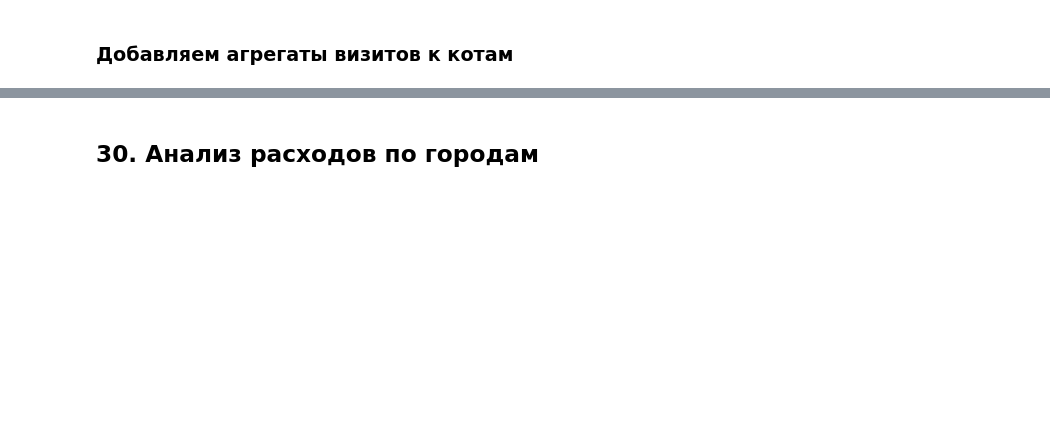
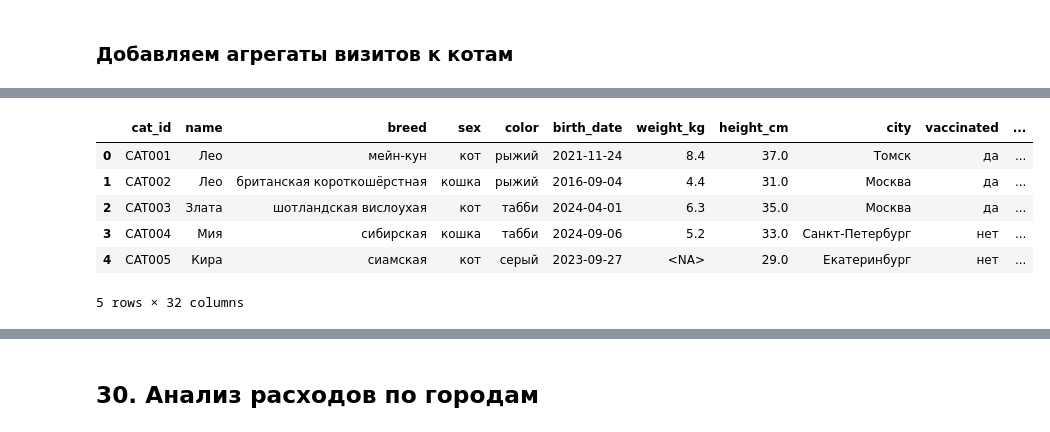
Before and after one commit to golubnichiy/bigdata_26_08, a Jupyter notebook: pandas_1_base.ipynb, the cells around one changed output, grey strips where cells are left out. Cells and saved outputs as stored; diff of their text form; code cells hidden in the pictures; blank space fills up the shorter version.

```diff
--- a/pandas_1_base.ipynb
+++ b/pandas_1_base.ipynb
@@ -964,0 +991,9 @@ cats_with_breeds
+# %%
+visits_clean = visits.copy()
+
+visits_clean['visit_date'] = pd.to_datetime(
+    visits_clean['visit_date'],
+    errors="coerce"
+)
+
+visits_clean['visit_date'].min(), visits_clean['visit_date'].max()
@@ -967,2 +1019,16 @@ cats_with_breeds
 # %% [markdown]
 ## 29. Количество визитов на кота
+# %%
+visits_per_cat = (
+    visits_clean
+    .groupby('cat_id')
+    .agg(
+        visits_count=('visit_id', 'count'),
+        total_cost=('cost_rub', 'sum'),
+        avg_cost=('cost_rub', 'mean'),
+        last_visit=('visit_date', 'max')
+    )
+    .reset_index()
+)
+
+visits_per_cat.head()
@@ -969,2 +1042,9 @@ cats_with_breeds
 # %% [markdown]
 ### Добавляем агрегаты визитов к котам
+# %%
+cats_analytics = cats_with_breeds.merge(
+    visits_per_cat,
+    on='cat_id',
+    how='left',
+    validate='one_to_one'
+)
@@ -970,0 +1071,13 @@ cats_with_breeds
+# %%
+cats_analytics['visits_count'] = cats_analytics['visits_count'].fillna(0).astype('int')
+cats_analytics['total_cost'] = cats_analytics['total_cost'].fillna(0)
+
+cats_analytics.head()
+# %% [output]
+|  | cat_id | name | breed | sex | color | birth_date | weight_kg | height_cm | city | vaccinated | ... |
+| 0 | CAT001 | Лео | мейн-кун | кот | рыжий | 2021-11-24 | 8.4 | 37.0 | Томск | да | ... |
+| 1 | CAT002 | Лео | британская короткошёрстная | кошка | рыжий | 2016-09-04 | 4.4 | 31.0 | Москва | да | ... |
+| 2 | CAT003 | Злата | шотландская вислоухая | кот | табби | 2024-04-01 | 6.3 | 35.0 | Москва | да | ... |
+| 3 | CAT004 | Мия | сибирская | кошка | табби | 2024-09-06 | 5.2 | 33.0 | Санкт-Петербург | нет | ... |
+| 4 | CAT005 | Кира | сиамская | кот | серый | 2023-09-27 | <NA> | 29.0 | Екатеринбург | нет | ... |
+5 rows × 32 columns
```
Also changed, not shown: parts of 14 cells of this notebook, 1 other file.
